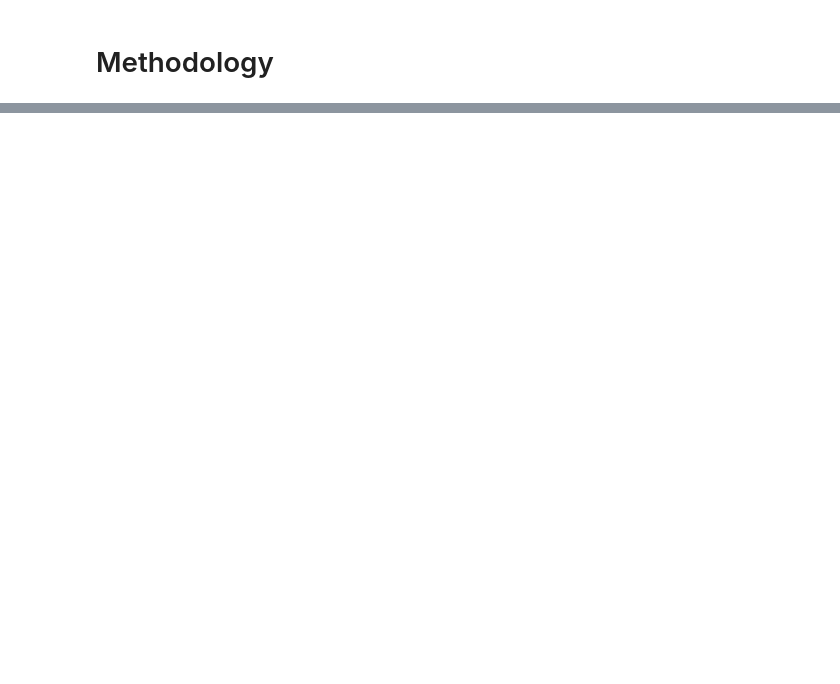
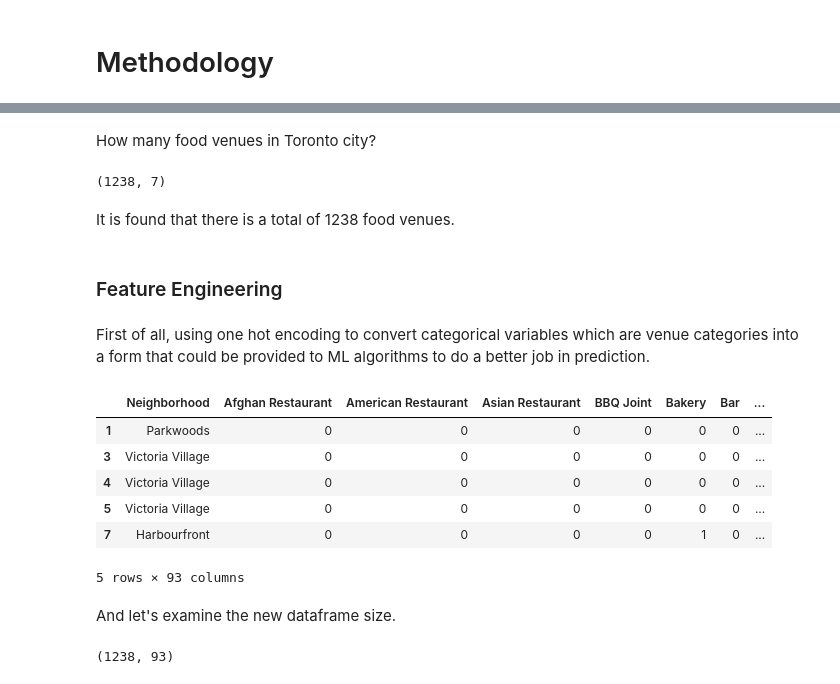
Before and after one commit to pisuth1995/Coursera_Capstone, a Jupyter notebook: the_battle_of_neighborhoods.ipynb, the cells around one changed output, grey strips where cells are left out. Saved outputs shown, nothing was run; the diff lists cells and outputs as text; code cells hidden in the pictures; blank space fills up the shorter version.

```diff
--- a/the_battle_of_neighborhoods.ipynb
+++ b/the_battle_of_neighborhoods.ipynb
@@ -224,0 +242,3 @@ There are 273 uniques categories.
+# %%
+unique_category = toronto_venues_df['Venue Category'].unique()
+print('There are '+str(len(unique_category))+' unique categories')
@@ -224,0 +250,10 @@ There are 273 uniques categories.
+# %%
+general_category = []
+food_category = []
+for cat in unique_category:
+    if 'Restaurant' in cat and cat != 'Restaurant':
+        food_category.append(cat)
+    else:
+        general_category.append(cat)
+print('There are '+str(len(food_category))+' food categories.')
+print('There are '+str(len(general_category))+' general categories.')
@@ -224,0 +265,9 @@ There are 273 uniques categories.
+# %%
+food_category += ['Food & Drink Shop', 'Coffee Shop', 'Bakery', 'Breakfast Spot', 'Chocolate Shop', 'Dessert Shop', 'Café',
+                  'Ice Cream Shop', 'Beer Store', 'Health Food Store', 'Beer Bar', 'Burger Joint', 'Fried Chicken Joint',
+                  'Nightclub', 'Smoothie Shop', 'Sandwich Place', 'Bar', 'Gastropub', 'Pizza Place', 'Tea Room', 'Taco Place',
+                  'Steakhouse', 'Juice Bar', 'Bubble Tea Shop', 'Wine Bar', 'BBQ Joint', 'Food Truck', 'Cocktail Bar',
+                  'Jazz Club', 'Cheese Shop', 'Fish & Chips Shop', 'Gourmet Shop', 'Irish Pub', 'Salad Place', 'Donut Shop',
+                  'Candy Store', 'Frozen Yogurt Shop', 'Food Court', 'Noodle House', 'Cupcake Shop', 'Fruit & Vegetable Store',
+                  'Gay Bar', 'Wine Shop']
+print('There are '+str(len(food_category))+' food categories.')
@@ -224,0 +278,3 @@ There are 273 uniques categories.
+# %%
+toronto_food_venues_df = toronto_venues_df[toronto_venues_df['Venue Category'].isin(food_category)]
+toronto_food_venues_df.head()
@@ -224,0 +288,38 @@ There are 273 uniques categories.
+# %% [markdown]
+How many food venues in Toronto city?
+# %%
+toronto_food_venues_df.shape
+# %% [output]
+(1238, 7)
+# %% [markdown]
+It is found that there is a total of 1238 food venues.
+# %% [markdown]
+### Feature Engineering
+# %% [markdown]
+First of all, using one hot encoding to convert categorical variables which are venue categories into a form that could be provided to ML algorithms to do a better job in prediction.
+# %%
+# one hot encoding
+toronto_onehot = pd.get_dummies(toronto_food_venues_df[['Venue Category']], prefix="", prefix_sep="")
+
+# add neighborhood column back to dataframe
+toronto_onehot['Neighborhood'] = toronto_food_venues_df['Neighborhood']
+
+# move neighborhood column to the first column
+fixed_columns = [toronto_onehot.columns[-1]] + list(toronto_onehot.columns[:-1])
+toronto_onehot = toronto_onehot[fixed_columns]
+
+toronto_onehot.head()
+# %% [output]
+|  | Neighborhood | Afghan Restaurant | American Restaurant | Asian Restaurant | BBQ Joint | Bakery | Bar | ... |
+| 1 | Parkwoods | 0 | 0 | 0 | 0 | 0 | 0 | ... |
+| 3 | Victoria Village | 0 | 0 | 0 | 0 | 0 | 0 | ... |
+| 4 | Victoria Village | 0 | 0 | 0 | 0 | 0 | 0 | ... |
+| 5 | Victoria Village | 0 | 0 | 0 | 0 | 0 | 0 | ... |
+| 7 | Harbourfront | 0 | 0 | 0 | 0 | 1 | 0 | ... |
+5 rows × 93 columns
+# %% [markdown]
+And let's examine the new dataframe size.
+# %%
+toronto_onehot.shape
+# %% [output]
+(1238, 93)
```
Also changed, not shown: parts of 55 cells of this notebook, 1 other file.
